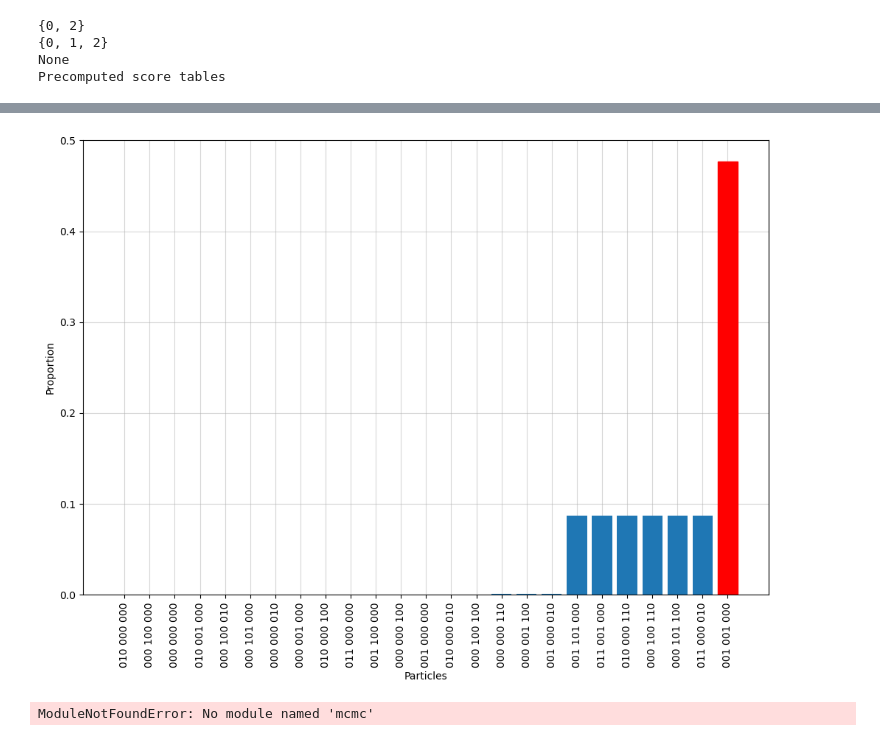
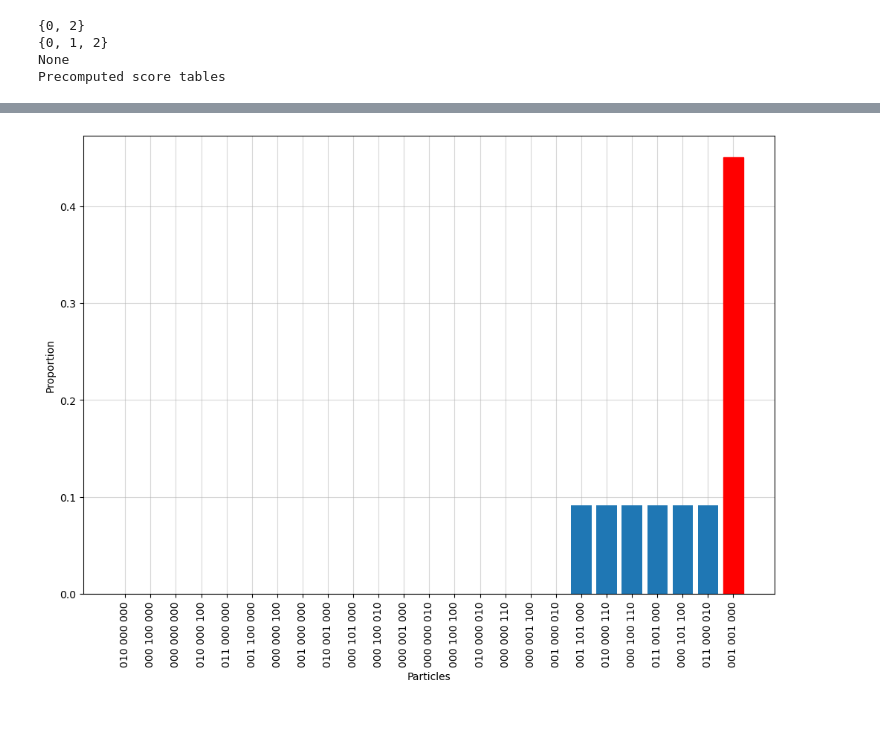
Before and after one commit to human-technology-institute/structure_learning, a Jupyter notebook: examples/partition_mcmc_bde.ipynb, the cells around one changed output, grey strips where cells are left out. Cells and saved outputs as stored; diff of their text form; code cells hidden in the pictures.

```diff
--- a/examples/partition_mcmc_bde.ipynb
+++ b/examples/partition_mcmc_bde.ipynb
@@ -65,18 +60,8 @@ opad_results.plot()
         9.16565338e-02, 9.16565338e-02, 9.16565338e-02, 4.50060797e-01]))
 [figure]
 # %%
-from structure_learning.scores import BGeScore, BDeuScore
-from structure_learning.distributions import Distribution
-
-true_dist = Distribution.compute_distribution(data, score=BGeScore)
+true_dist = Distribution.compute_distribution(data, score=BDeuScore)
 bars2, keys, counts = true_dist.plot(prop='p', sort=True, limit=100)
 bars2[np.where(np.array(keys)==key)[0][0]].set_color('red')
 # %% [output]
-[figure, old version]
+[figure, new version]
-# %%
-from mcmc.evaluation.metrics import kl_divergence, jensen_shannon_divergence, mean_squared_error, mean_absolute_error
-from mcmc.inference.posterior import generate_all_dags_keys, generate_all_dags
-
-all_dags = generate_all_dags(data=data, my_score=BDeuScore)
-# %% [output]
-ModuleNotFoundError: No module named 'mcmc'
```
Also changed, not shown: parts of 20 cells of this notebook, 7 other files.
